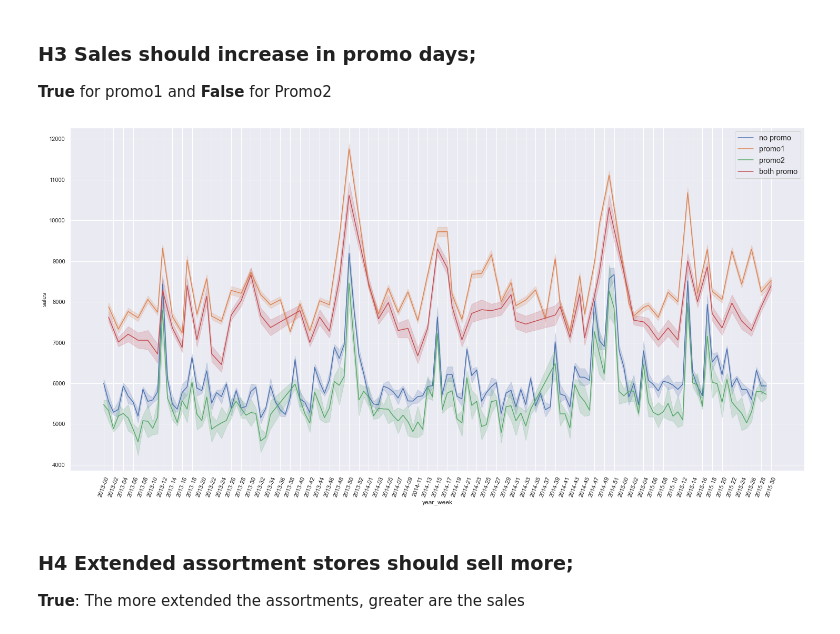
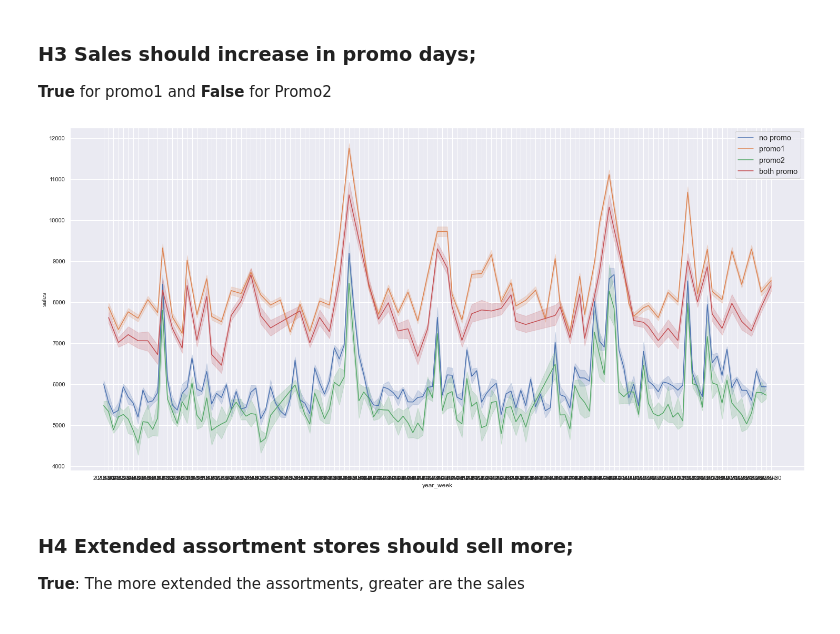
Before and after one commit to rafael-asousa/Sales-Prediction, a Jupyter notebook: notebook/Notebook-Sales-Prediction.ipynb, the cells around one changed output. Saved outputs shown, nothing was run; the diff lists cells and outputs as text; code cells hidden in the pictures.

```diff
--- a/notebook/Notebook-Sales-Prediction.ipynb
+++ b/notebook/Notebook-Sales-Prediction.ipynb
@@ -515,15 +515,15 @@ sns.barplot(x='month',y='sales',data= aux1 );
 # %%
 aux1 = df5[['sales','year_week','promo','is_promo2']].sort_values(by='year_week')
 
 sns.lineplot(data=aux1[(aux1['promo'] == 0) & (aux1['is_promo2']==0)],x='year_week', y='sales', label='no promo');
 sns.lineplot(data=aux1[(aux1['promo'] == 1) & (aux1['is_promo2']==0)],x='year_week', y='sales', label='promo1' );
 sns.lineplot(data=aux1[(aux1['promo'] == 0) & (aux1['is_promo2']==1)],x='year_week', y='sales', label='promo2' );
 sns.lineplot(data=aux1[(aux1['promo'] == 1) & (aux1['is_promo2']==1)],x='year_week', y='sales', label='both promo' );
 
 plt.legend(fontsize='large');
-plt.xticks(np.arange(0, len(aux1['year_week'].unique()), 2), rotation=70);
+# plt.xticks(np.arange(0, len(aux1['year_week'].unique()), 2), rotation=70);
 # %% [output]
-[figure, old version]
+[figure, new version]
 # %% [markdown]
 ### H4 Extended assortment stores should sell more;
 **True**: The more extended the assortments, greater are the sales
```
Also changed, not shown: parts of 13 cells of this notebook.
